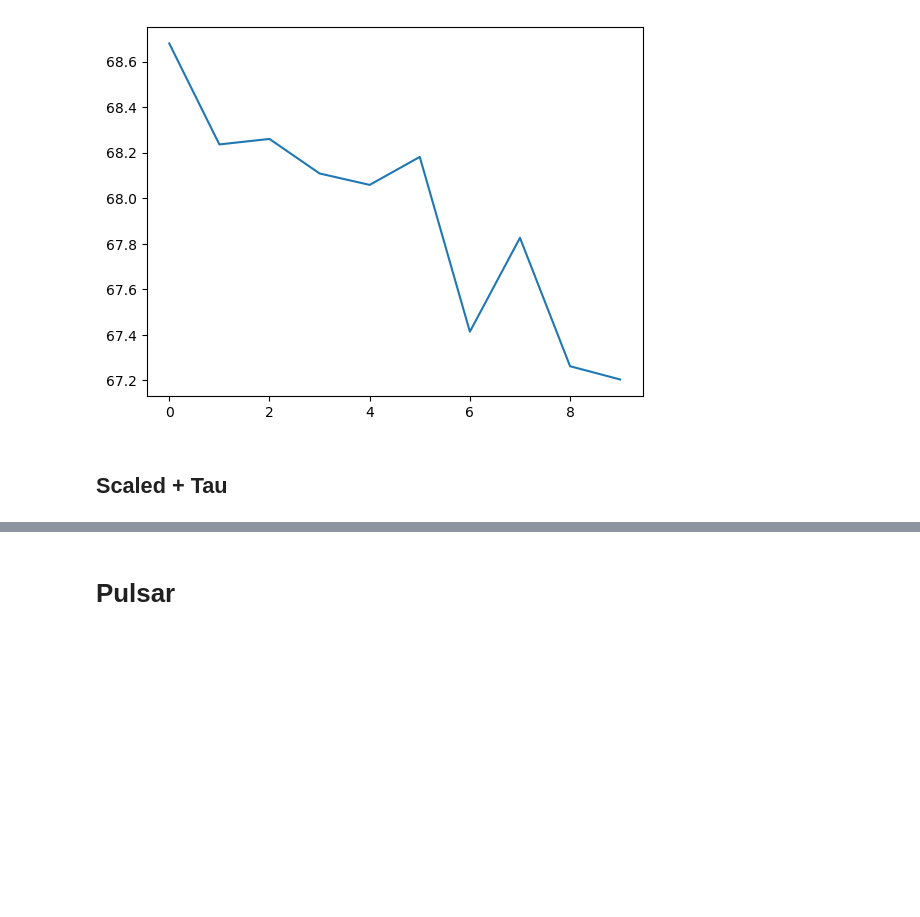
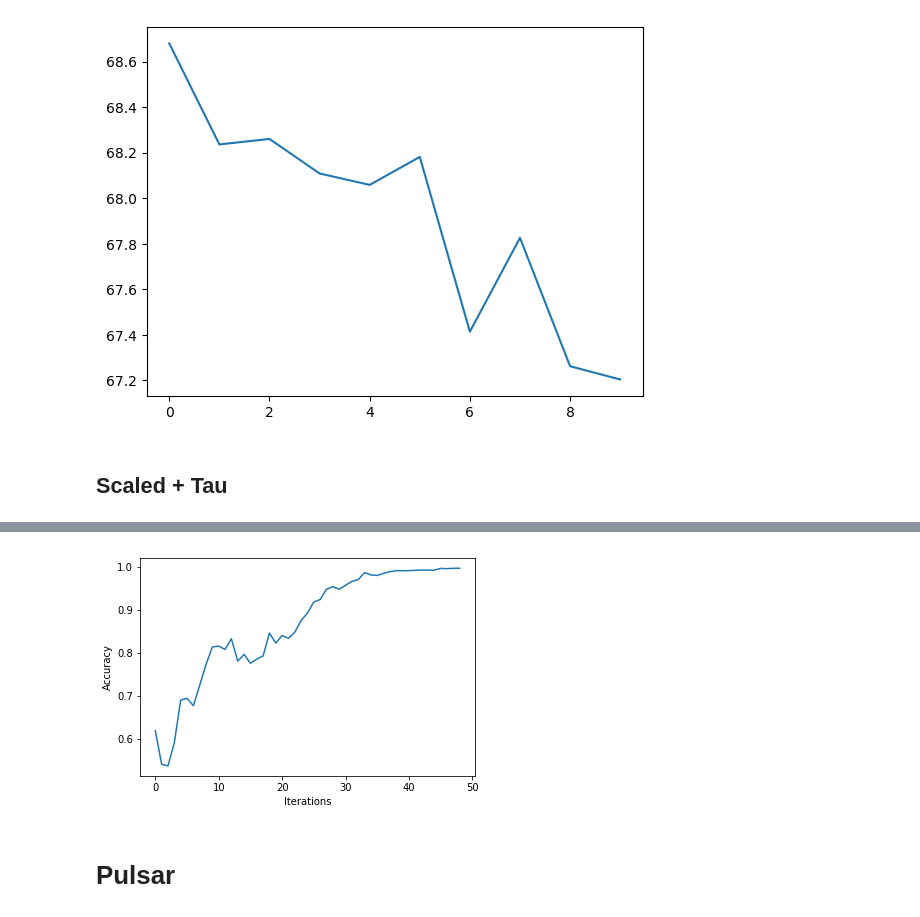
Before and after one commit to saprativa/cs725-project, a Jupyter notebook: Parametric_Neural_network.ipynb, the cells around one changed output, grey strips where cells are left out. Saved outputs shown, nothing was run; the diff lists cells and outputs as text; code cells hidden in the pictures; blank space fills up the shorter version.

```diff
--- a/Parametric_Neural_network.ipynb
+++ b/Parametric_Neural_network.ipynb
@@ -159,3 +167,10 @@ plt.savefig('IRIS.pdf', format='pdf')
+# %%
+plt.xlabel("Iterations")
+plt.ylabel("Accuracy")
+plt.plot(acc_vals)
+plt.savefig('IRIS_accuracy.pdf', format='pdf')
+# %% [output]
+[figure, added]
 # %% [markdown]
 # Pulsar
 # %% [markdown]
```
Also changed, not shown: parts of 12 cells of this notebook.
